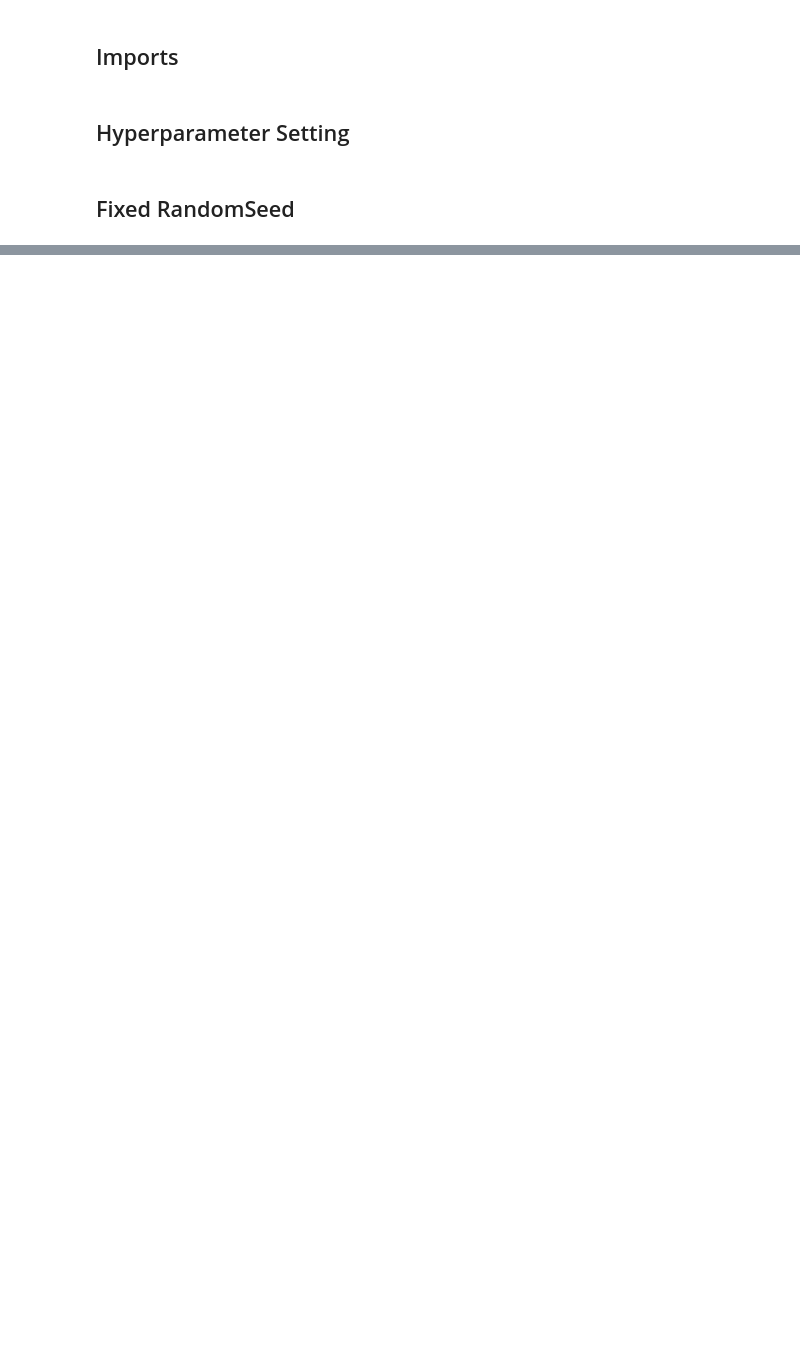
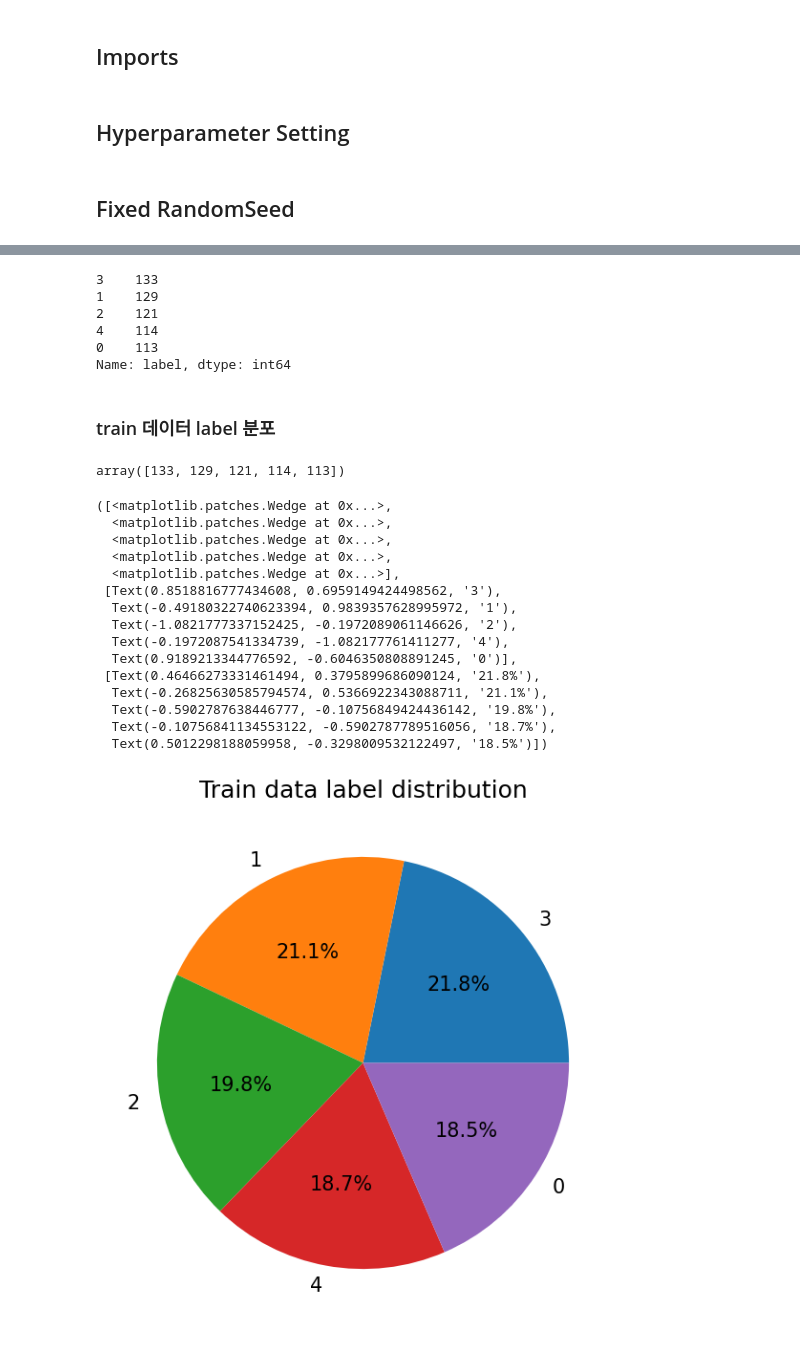
Before and after one commit to SangHui48/dacon_hand_gesture_detect_modeling, a Jupyter notebook: baseline_to_tensorflow.ipynb, the cells around one changed output, grey strips where cells are left out. Saved outputs shown, nothing was run; the diff lists cells and outputs as text; code cells hidden in the pictures; blank space fills up the shorter version.

```diff
--- a/baseline_to_tensorflow.ipynb
+++ b/baseline_to_tensorflow.ipynb
@@ -37,0 +49,2 @@ seed_everything(CFG['SEED']) # SEED 고정
+# %%
+df = pd.read_csv('./data/train.csv')
@@ -37,0 +60,39 @@ seed_everything(CFG['SEED']) # SEED 고정
+# %%
+df['label'].value_counts()
+# %% [output]
+3    133
+1    129
+2    121
+4    114
+0    113
+Name: label, dtype: int64
+# %% [markdown]
+### train 데이터 label 분포
+# %%
+df['label'].value_counts().values
+# %% [output]
+array([133, 129, 121, 114, 113])
+# %%
+mpl.rc('font', size=15)
+plt.figure(figsize=(7, 7))
+
+label = ['3', '1', '2', '4', '0'] # 타깃값 레이블
+plt.title('Train data label distribution')
+plt.pie(df['label'].value_counts().values, labels=label, autopct='%.1f%%')
+# %% [output]
+([<matplotlib.patches.Wedge at 0x...>,
+  <matplotlib.patches.Wedge at 0x...>,
+  <matplotlib.patches.Wedge at 0x...>,
+  <matplotlib.patches.Wedge at 0x...>,
+  <matplotlib.patches.Wedge at 0x...>],
+ [Text(0.8518816777434608, 0.6959149424498562, '3'),
+  Text(-0.49180322740623394, 0.9839357628995972, '1'),
+  Text(-1.0821777337152425, -0.1972089061146626, '2'),
+  Text(-0.1972087541334739, -1.082177761411277, '4'),
+  Text(0.9189213344776592, -0.6046350808891245, '0')],
+ [Text(0.46466273331461494, 0.3795899686090124, '21.8%'),
+  Text(-0.26825630585794574, 0.5366922343088711, '21.1%'),
+  Text(-0.5902787638446777, -0.10756849424436142, '19.8%'),
+  Text(-0.10756841134553122, -0.5902787789516056, '18.7%'),
+  Text(0.5012298188059958, -0.3298009532122497, '18.5%')])
+[figure, added]
```
Also changed, not shown: parts of 9 cells of this notebook, 1 other file.
